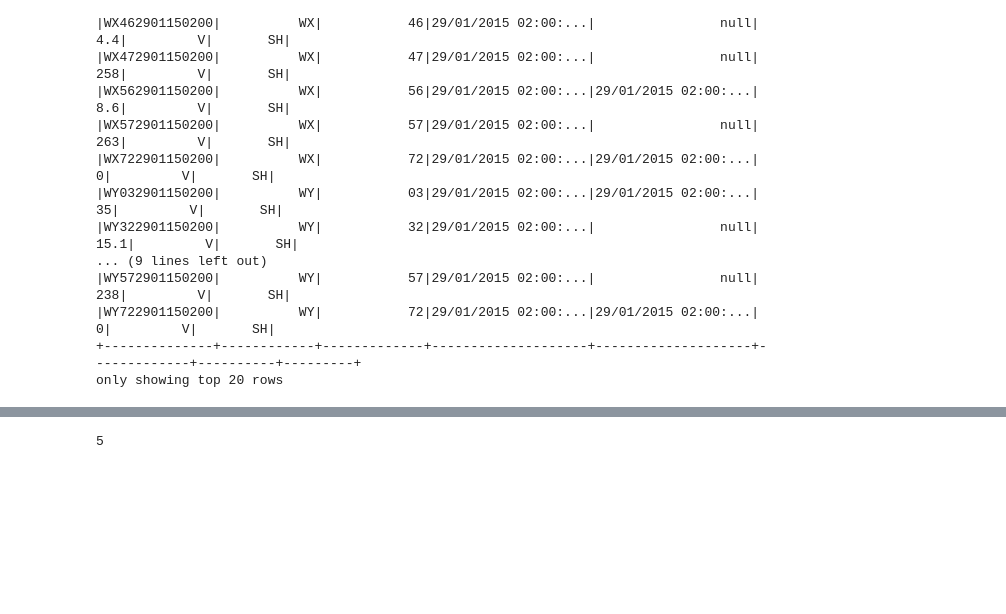
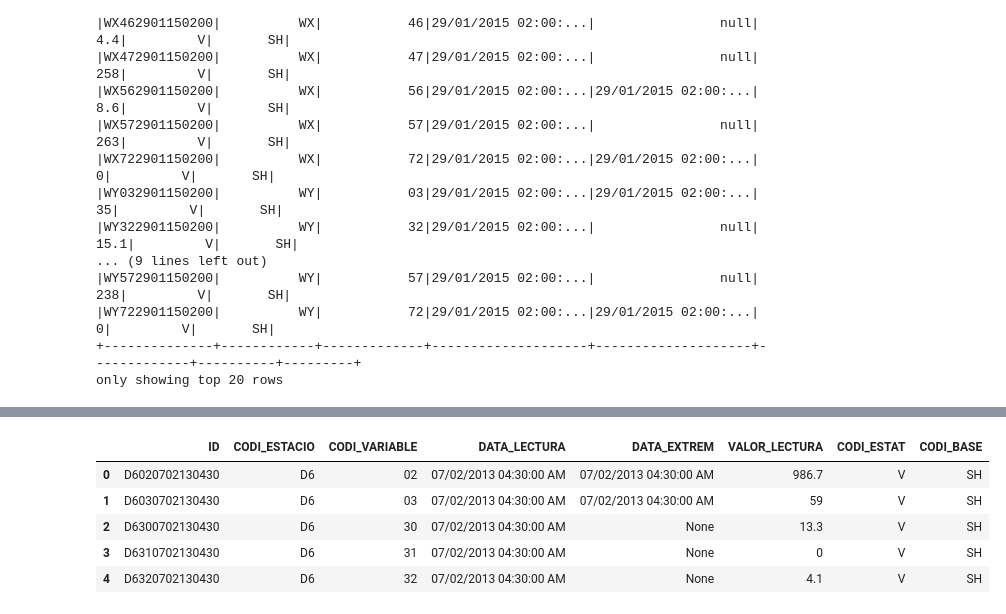
Before and after one commit to villoro/villoro_posts, a Jupyter notebook: pyspark/2. weather_pyspark.ipynb, the cells around one changed output, grey strips where cells are left out. Drawn from its saved outputs; the diff is of its cells as text; code cells hidden in the pictures; blank space fills up the shorter version.

```diff
--- a/pyspark/2. weather_pyspark.ipynb
+++ b/pyspark/2. weather_pyspark.ipynb
@@ -46,0 +49,2 @@ sdf.limit(5).toPandas()
+# %%
+sdf = spark.read.format("parquet").load("tmp.parquet")
@@ -47,6 +76,9 @@ sdf.limit(5).toPandas()
 # %%
-sdf = spark.createDataFrame(sdf.limit(5).toPandas())
+sdf.limit(5).toPandas()
+# %% [output]
+|  | ID | CODI_ESTACIO | CODI_VARIABLE | DATA_LECTURA | DATA_EXTREM | VALOR_LECTURA | CODI_ESTAT | CODI_BASE |
+| 0 | D6020702130430 | D6 | 02 | 07/02/2013 04:30:00 AM | 07/02/2013 04:30:00 AM | 986.7 | V | SH |
+| 1 | D6030702130430 | D6 | 03 | 07/02/2013 04:30:00 AM | 07/02/2013 04:30:00 AM | 59 | V | SH |
+| 2 | D6300702130430 | D6 | 30 | 07/02/2013 04:30:00 AM | None | 13.3 | V | SH |
+| 3 | D6310702130430 | D6 | 31 | 07/02/2013 04:30:00 AM | None | 0 | V | SH |
+| 4 | D6320702130430 | D6 | 32 | 07/02/2013 04:30:00 AM | None | 4.1 | V | SH |
-# %%
-sdf.count()
-# %% [output]
-5
```
Also changed, not shown: parts of 17 cells of this notebook.
